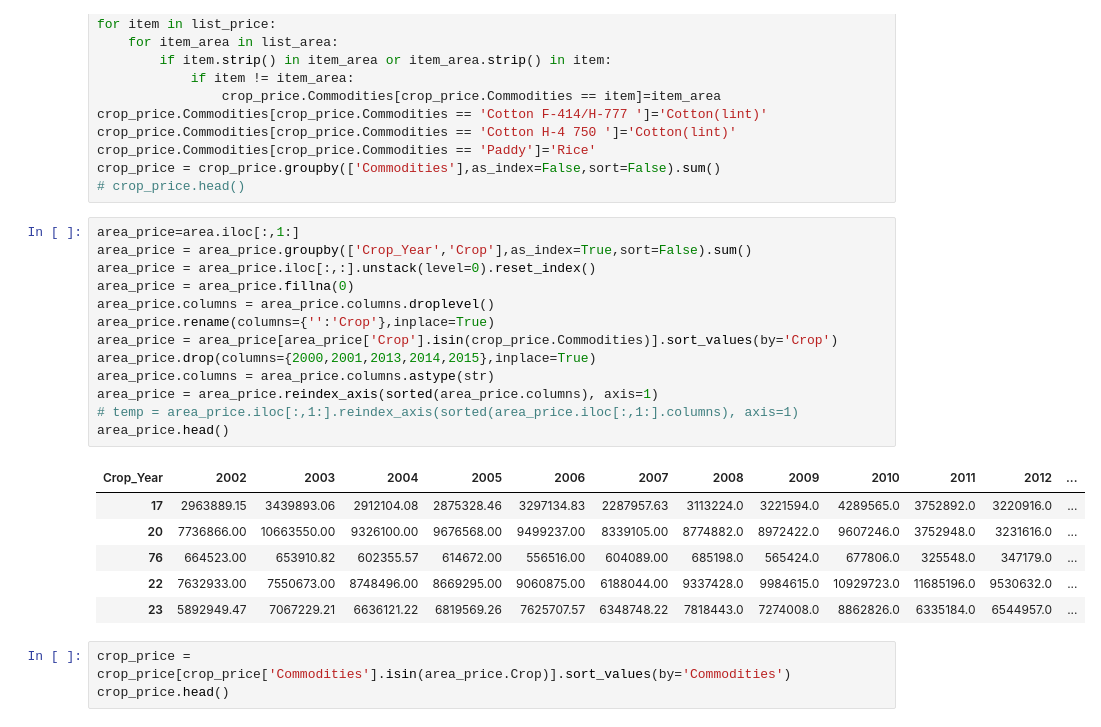
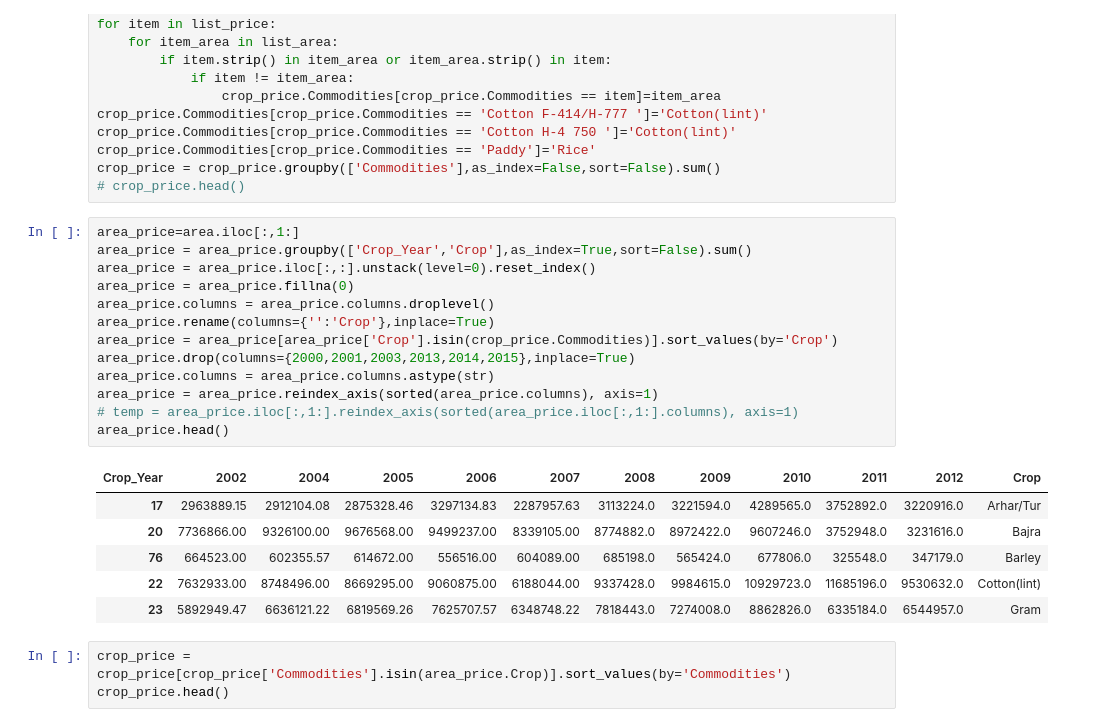
Before and after one commit to nitinvbharti/Agriculture_Analysis, a Jupyter notebook: Agro_analysis.ipynb, the cells around one changed output. Saved outputs shown, nothing was run; the diff lists cells and outputs as text.

```diff
--- a/Agro_analysis.ipynb
+++ b/Agro_analysis.ipynb
@@ -287,23 +297,23 @@ crop_price = crop_price.groupby(['Commodities'],as_index=False,sort=False).sum()
 # %%
 area_price=area.iloc[:,1:]
 area_price = area_price.groupby(['Crop_Year','Crop'],as_index=True,sort=False).sum()
 area_price = area_price.iloc[:,:].unstack(level=0).reset_index()
 area_price = area_price.fillna(0)
 area_price.columns = area_price.columns.droplevel()
 area_price.rename(columns={'':'Crop'},inplace=True)
 area_price = area_price[area_price['Crop'].isin(crop_price.Commodities)].sort_values(by='Crop')
-area_price.drop(columns={2000,2001,2013,2014,2015},inplace=True)
+area_price.drop(columns={2000,2001,2003,2013,2014,2015},inplace=True)
 area_price.columns = area_price.columns.astype(str)
 area_price = area_price.reindex_axis(sorted(area_price.columns), axis=1)
 # temp = area_price.iloc[:,1:].reindex_axis(sorted(area_price.iloc[:,1:].columns), axis=1)
 area_price.head()
 # %% [output]
-| Crop_Year | 2002 | 2003 | 2004 | 2005 | 2006 | 2007 | 2008 | 2009 | 2010 | 2011 | 2012 | ... |
-| 17 | 2963889.15 | 3439893.06 | 2912104.08 | 2875328.46 | 3297134.83 | 2287957.63 | 3113224.0 | 3221594.0 | 4289565.0 | 3752892.0 | 3220916.0 | ... |
-| 20 | 7736866.00 | 10663550.00 | 9326100.00 | 9676568.00 | 9499237.00 | 8339105.00 | 8774882.0 | 8972422.0 | 9607246.0 | 3752948.0 | 3231616.0 | ... |
-| 76 | 664523.00 | 653910.82 | 602355.57 | 614672.00 | 556516.00 | 604089.00 | 685198.0 | 565424.0 | 677806.0 | 325548.0 | 347179.0 | ... |
-| 22 | 7632933.00 | 7550673.00 | 8748496.00 | 8669295.00 | 9060875.00 | 6188044.00 | 9337428.0 | 9984615.0 | 10929723.0 | 11685196.0 | 9530632.0 | ... |
-| 23 | 5892949.47 | 7067229.21 | 6636121.22 | 6819569.26 | 7625707.57 | 6348748.22 | 7818443.0 | 7274008.0 | 8862826.0 | 6335184.0 | 6544957.0 | ... |
+| Crop_Year | 2002 | 2004 | 2005 | 2006 | 2007 | 2008 | 2009 | 2010 | 2011 | 2012 | Crop |
+| 17 | 2963889.15 | 2912104.08 | 2875328.46 | 3297134.83 | 2287957.63 | 3113224.0 | 3221594.0 | 4289565.0 | 3752892.0 | 3220916.0 | Arhar/Tur |
+| 20 | 7736866.00 | 9326100.00 | 9676568.00 | 9499237.00 | 8339105.00 | 8774882.0 | 8972422.0 | 9607246.0 | 3752948.0 | 3231616.0 | Bajra |
+| 76 | 664523.00 | 602355.57 | 614672.00 | 556516.00 | 604089.00 | 685198.0 | 565424.0 | 677806.0 | 325548.0 | 347179.0 | Barley |
+| 22 | 7632933.00 | 8748496.00 | 8669295.00 | 9060875.00 | 6188044.00 | 9337428.0 | 9984615.0 | 10929723.0 | 11685196.0 | 9530632.0 | Cotton(lint) |
+| 23 | 5892949.47 | 6636121.22 | 6819569.26 | 7625707.57 | 6348748.22 | 7818443.0 | 7274008.0 | 8862826.0 | 6335184.0 | 6544957.0 | Gram |
 # %%
 crop_price = crop_price[crop_price['Commodities'].isin(area_price.Crop)].sort_values(by='Commodities')
 crop_price.head()
```
Also changed, not shown: parts of 10 cells of this notebook, 2 other files.
